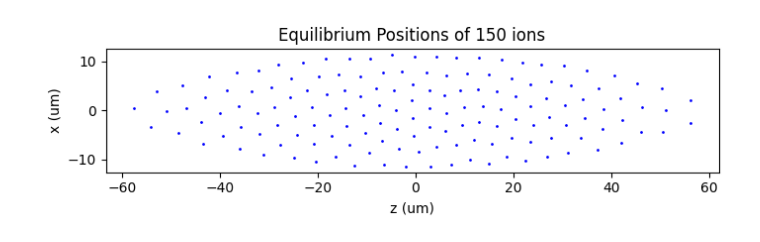
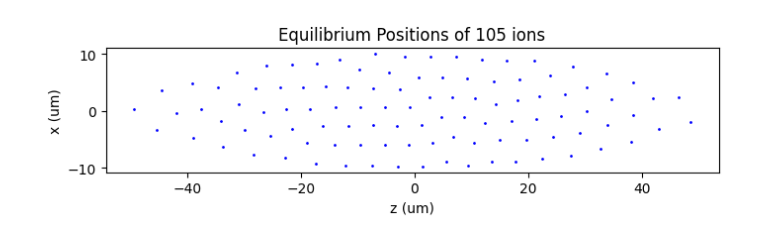
Before and after one commit to ylctql/ion-dynamic-simulation, a Jupyter notebook: src/mode.ipynb, the cells around one changed output. Saved outputs shown, nothing was run; the diff lists cells and outputs as text; code cells hidden in the pictures.

```diff
--- a/src/mode.ipynb
+++ b/src/mode.ipynb
@@ -1,25 +1,31 @@
 # %%
 # 计算平衡位置
 import os
 import numpy as np
 import matplotlib.pyplot as plt
-N = 150
-dt = 9.022389064166401e-03  # us
-start = 31.578
-dir_name = "../data_cache/traj/%d/r/"%(N)
+N = 105
+dt = 0.5*9.022389064166401e-03  # us
+start = 0.0
+dir_name = f"../data_cache/traj/N={N:d},t0={start:.3f},g=0.1/r/"
 Nt = len(list(os.listdir(dir_name)))
 t_ls = np.arange(1, Nt+1)*dt + start
+ts = 50
+tf = 100
+mask = (t_ls >= ts) & (t_ls <= tf)
+t_ls = t_ls[mask]
+Nt = t_ls.size
 traj_r = np.zeros((Nt, N, 3))
 for t in range(Nt):
         rt = np.load(dir_name+"%.3fus.npy"%t_ls[t])
         traj_r[t] = rt
 r_eq = np.mean(traj_r, axis=0)
+np.save("../data_cache/req,N=%d.npy"%N, r_eq)
 fig, ax = plt.subplots(figsize=(8, 6))
 ax.scatter(r_eq[:, 2], r_eq[:, 0], s=1, c='blue')
 ax.set_xlabel('z (um)')
 ax.set_ylabel('x (um)')
 ax.set_title('Equilibrium Positions of %d ions'%N)
 ax.set_aspect('equal', 'box')
 plt.show()
 # %% [output]
-[figure, old version]
+[figure, new version]
```
Also changed, not shown: parts of 13 cells of this notebook, 4 other files.
